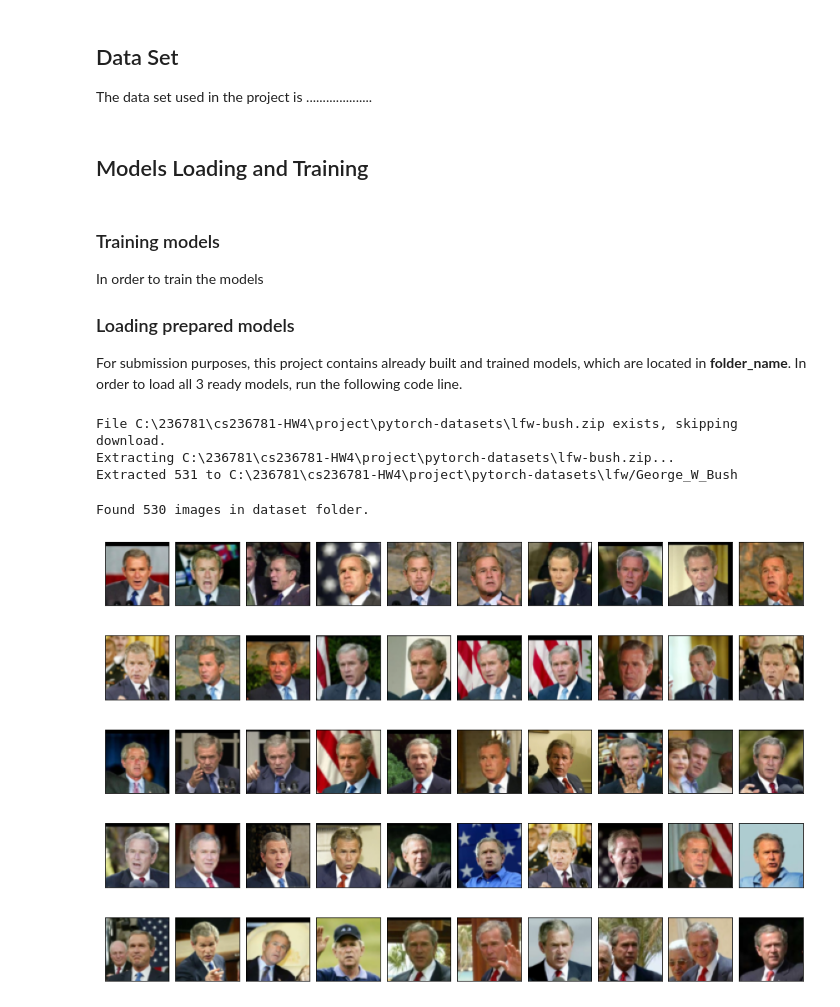
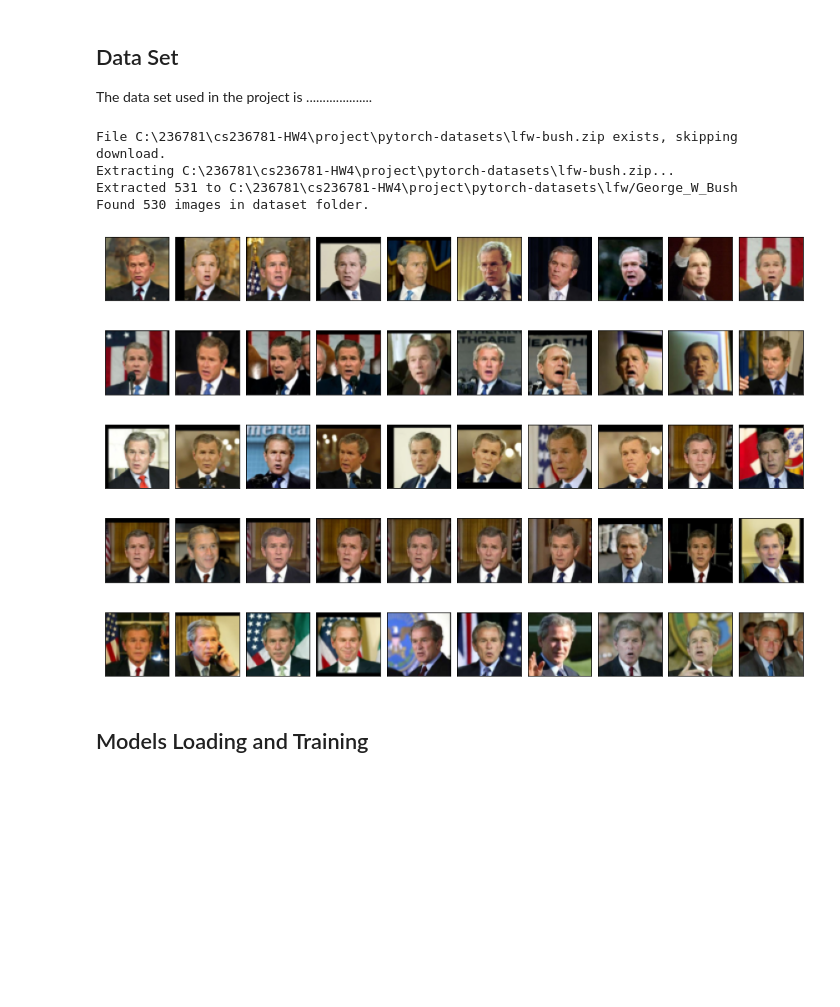
Before and after one commit to LiorSherman/DeepLearning---HW4, a Jupyter notebook: Part3_MiniProject.ipynb, the cells around one changed output. Cells and saved outputs as stored; diff of their text form; code cells hidden in the pictures; blank space fills up the shorter version.

Commit message:
Project - second attempt

```diff
--- a/Part3_MiniProject.ipynb
+++ b/Part3_MiniProject.ipynb
@@ -133,37 +149,17 @@ In order to implement the modules we used the vanilla GAN code we implemented in
 # %% [markdown]
 ## Data Set
 The data set used in the project is ....................
+# %%
+ds_gwb = generateDataSet()
+
+import cs236781.plot as plot
+_ = plot.dataset_first_n(ds_gwb, 50, figsize=(15,10), nrows=5)
+print(f'Found {len(ds_gwb)} images in dataset folder.')
+# %% [output]
+File C:\236781\cs236781-HW4\project\pytorch-datasets\lfw-bush.zip exists, skipping download.
+Extracting C:\236781\cs236781-HW4\project\pytorch-datasets\lfw-bush.zip...
+Extracted 531 to C:\236781\cs236781-HW4\project\pytorch-datasets\lfw/George_W_Bush
+Found 530 images in dataset folder.
+[figure, added]
 # %% [markdown]
 ## Models Loading and Training
-# %% [markdown]
-### Training models
-In order to train the models
-
-### Loading prepared models
-For submission purposes, this project contains already built and trained models, which are located in ****folder_name****.
-In order to load all 3 ready models, run the following code line.
-# %%
-import unittest
-import os
-import sys
-import pathlib
-import urllib
-import shutil
-import re
-import zipfile
-
-import numpy as np
-import torch
-import matplotlib.pyplot as plt
-from project.ganCollections import *
-import cs236781.plot as plot
-import cs236781.download
-
-DATA_DIR = pathlib.Path().absolute().joinpath('project/pytorch-datasets')
-DATA_URL = 'http://vis-www.cs.umass.edu/lfw/lfw-bush.zip'
-device = torch.device('cuda' if torch.cuda.is_available() else 'cpu')
-_, dataset_dir = cs236781.download.download_data(out_path=DATA_DIR, url=DATA_URL, extract=True, force=False)
-# %% [output]
-File C:\236781\cs236781-HW4\project\pytorch-datasets\lfw-bush.zip exists, skipping download.
-Extracting C:\236781\cs236781-HW4\project\pytorch-datasets\lfw-bush.zip...
-Extracted 531 to C:\236781\cs236781-HW4\project\pytorch-datasets\lfw/George_W_Bush
@@ -184,6 +165,0 @@ ds_gwb = ImageFolder(os.path.dirname(dataset_dir), tf)
-# %%
-_ = plot.dataset_first_n(ds_gwb, 50, figsize=(15,10), nrows=5)
-print(f'Found {len(ds_gwb)} images in dataset folder.')
-# %% [output]
-Found 530 images in dataset folder.
-[figure, removed]
```
Also changed, not shown: parts of 11 cells of this notebook, 3 other files.
